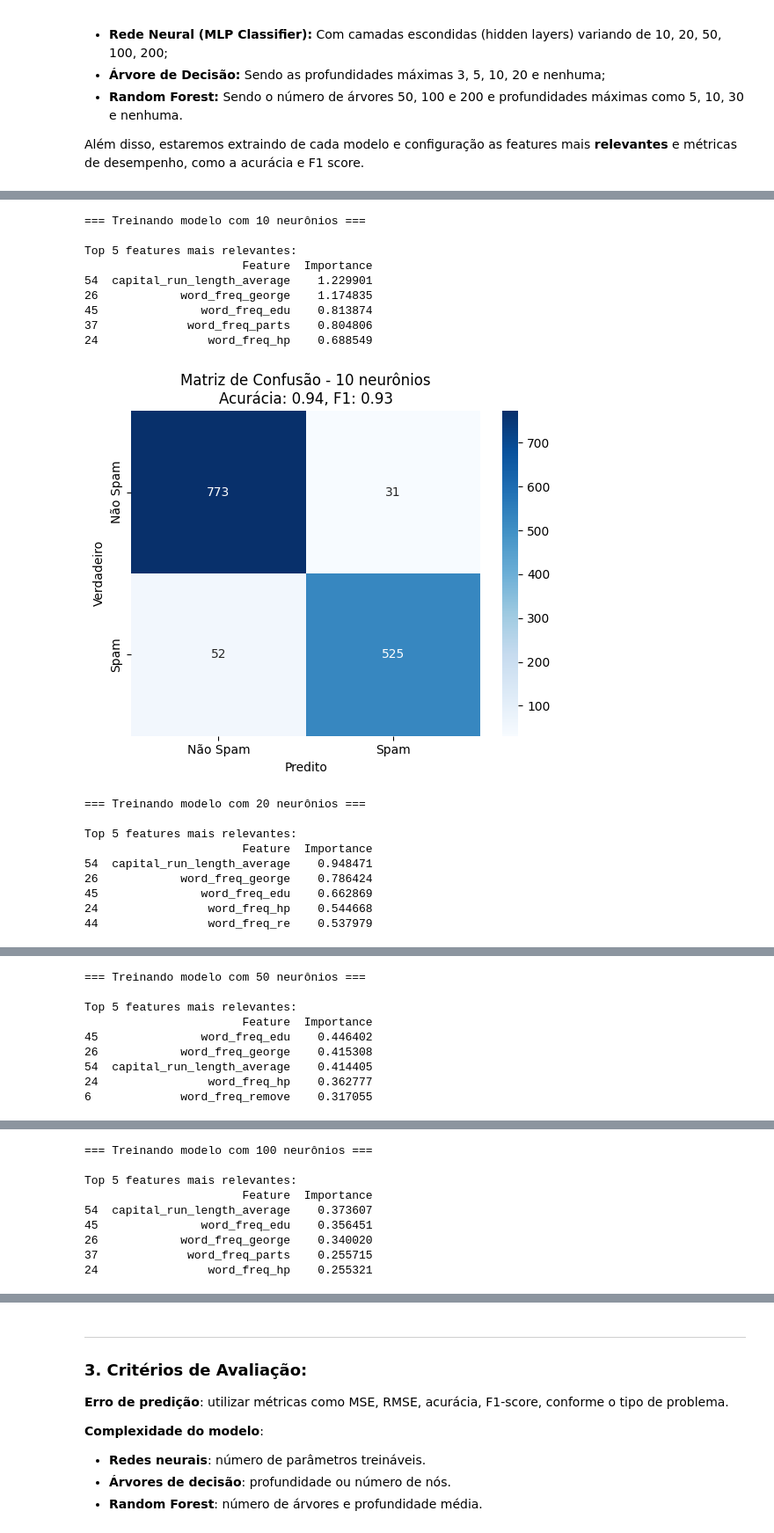
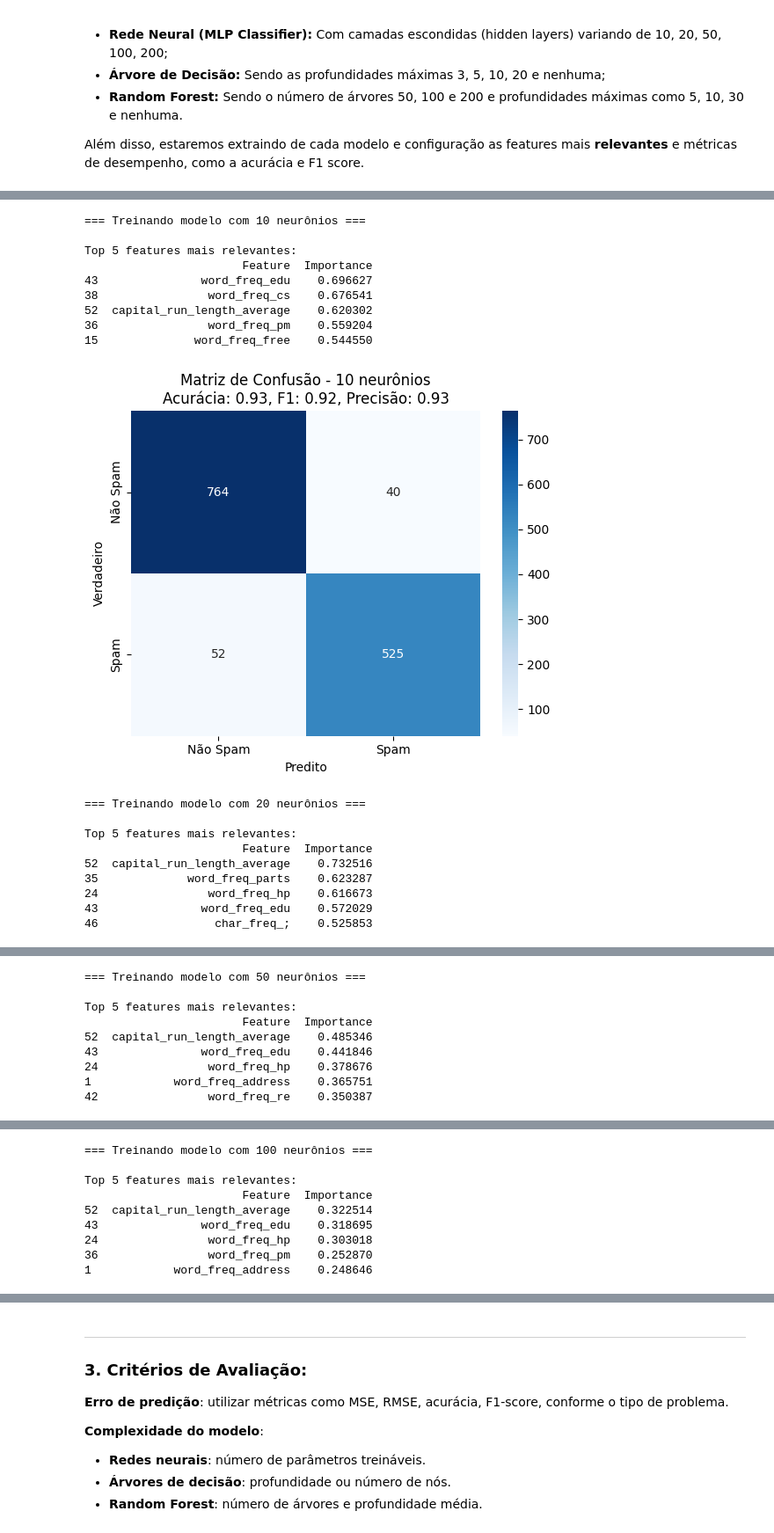
Before and after one commit to sakikout/Aprendizado-Multiobjetivo, a Jupyter notebook: spambase.ipynb, the cells around one changed output, grey strips where cells are left out. Shown at 88% size. Saved outputs shown, nothing was run; the diff lists cells and outputs as text; code cells hidden in the pictures.

Commit message:
Adding precision

```diff
--- a/spambase.ipynb
+++ b/spambase.ipynb
@@ -80,8 +80,7 @@ print("\nValores faltantes após o tratamento:")
 print(df.isnull().sum().sum())
 
 # Separar novamente X e y após o tratamento
-X = df.drop(columns=['word_freq_650', 'word_freq_george'])
-X = df.drop(columns=[y.columns])
+X = df.drop(columns=['word_freq_650', 'word_freq_george', 'Class'])
 y = df[y.columns]
 
 # Verificar consistência no tamanho
@@ -200,6 +203,7 @@ for n_estimators in n_estimators_list:
         y_pred = RFC.predict(X_test)
         acc = accuracy_score(y_test, y_pred)
         f1 = f1_score(y_test, y_pred)
+        precision = precision_score(y_test, y_pred)
 
         # Complexidade
         avg_depth = np.mean([tree.tree_.max_depth for tree in RFC.estimators_])
@@ -211,7 +215,8 @@ for n_estimators in n_estimators_list:
             'avg_depth': avg_depth,
             'n_params': n_params,
             'Accuracy': acc,
-            'F1_score': f1
+            'F1_score': f1,
+            'Precision': precision
         })
 
         # Guardando features relevantes
@@ -230,7 +235,7 @@ for n_estimators in n_estimators_list:
         sns.heatmap(cm, annot=True, fmt='d', cmap='Blues',
                 xticklabels=['Não Spam', 'Spam'],
                 yticklabels=['Não Spam', 'Spam'])
-        plt.title(f'Random Forest - n_estimators={n_estimators}, max_depth={max_depth}\nAcurácia: {acc:.2f}, F1: {f1:.2f}')
+        plt.title(f'Random Forest - n_estimators={n_estimators}, max_depth={max_depth}\nAcurácia: {acc:.2f}, F1: {f1:.2f}, Precisão: {precision:.2f}')
         plt.ylabel('Verdadeiro')
         plt.xlabel('Predito')
         plt.show()
@@ -302,6 +307,7 @@ for max_depth in max_depth_list:
     y_pred = DTC.predict(X_test)
     acc = accuracy_score(y_test, y_pred)
     f1 = f1_score(y_test, y_pred)
+    precision = precision_score(y_test, y_pred)
 
     # Complexidade
     n_nodes = DTC.tree_.node_count
@@ -312,7 +318,8 @@ for max_depth in max_depth_list:
         'actual_depth': depth,
         'n_nodes': n_nodes,
         'Accuracy': acc,
-        'F1_score': f1
+        'F1_score': f1,
+        'Precision': precision
 
     })
 
@@ -333,7 +340,7 @@ for max_depth in max_depth_list:
     sns.heatmap(cm, annot=True, fmt='d', cmap='Blues',
                 xticklabels=['Não Spam', 'Spam'],
                 yticklabels=['Não Spam', 'Spam'])
-    plt.title(f'Árvore de Decisão - Profundidade Max {max_depth}\nAcurácia: {acc:.2f}, F1: {f1:.2f}')
+    plt.title(f'Árvore de Decisão - Profundidade Max {max_depth}\nAcurácia: {acc:.2f}, F1: {f1:.2f}, Precisão: {precision:.2f}')
     plt.ylabel('Verdadeiro')
     plt.xlabel('Predito')
     plt.show()
@@ -407,6 +414,7 @@ for layer in hidden_layers:
     y_pred = model.predict(X_test_scaled)
     acc = accuracy_score(y_test, y_pred)
     f1 = f1_score(y_test, y_pred)
+    precision = precision_score(y_test, y_pred)
 
     # Complexidade
     n_params = count_mlp_params(model)
@@ -414,47 +422,48 @@ for layer in hidden_layers:
     results_nn.append({
         'hidden_layers': layer,
         'n_params': n_params,
         'Accuracy': acc,
-        'F1_score': f1
+        'F1_score': f1,
+        'Precision': precision
     })
 
     # Features relevantes
     weights = model.coefs_[0]
     feature_importance = np.mean(np.abs(weights), axis=1)
     importance_df = pd.DataFrame({
         'Feature': X_train.columns,  # Use seus nomes de features aqui
         'Importance': feature_importance
     }).sort_values('Importance', ascending=False)
 
     print("\nTop 5 features mais relevantes:")
     print(importance_df.head())
 
     # Plot da matriz de confusão (melhor para classificação)
     cm = confusion_matrix(y_test, y_pred)
     sns.heatmap(cm, annot=True, fmt='d', cmap='Blues',
                 xticklabels=['Não Spam', 'Spam'],
                 yticklabels=['Não Spam', 'Spam'])
-    plt.title(f'Matriz de Confusão - {layer} neurônios\nAcurácia: {acc:.2f}, F1: {f1:.2f}')
+    plt.title(f'Matriz de Confusão - {layer} neurônios\nAcurácia: {acc:.2f}, F1: {f1:.2f}, Precisão: {precision:.2f}')
     plt.ylabel('Verdadeiro')
     plt.xlabel('Predito')
     plt.show()
 # %% [output]
 === Treinando modelo com 10 neurônios ===
 
 Top 5 features mais relevantes:
                        Feature  Importance
-54  capital_run_length_average    1.229901
-26            word_freq_george    1.174835
-45               word_freq_edu    0.813874
-37             word_freq_parts    0.804806
-24                word_freq_hp    0.688549
+43               word_freq_edu    0.696627
+38                word_freq_cs    0.676541
+52  capital_run_length_average    0.620302
+36                word_freq_pm    0.559204
+15              word_freq_free    0.544550
-[figure, old version]
+[figure, new version]
 === Treinando modelo com 20 neurônios ===
 
 Top 5 features mais relevantes:
                        Feature  Importance
-54  capital_run_length_average    0.948471
-26            word_freq_george    0.786424
-45               word_freq_edu    0.662869
-24                word_freq_hp    0.544668
-44                word_freq_re    0.537979
+52  capital_run_length_average    0.732516
+35             word_freq_parts    0.623287
+24                word_freq_hp    0.616673
+43               word_freq_edu    0.572029
+46                 char_freq_;    0.525853
@@ -463,8 +472,8 @@ Top 5 features mais relevantes:
 
 Top 5 features mais relevantes:
                        Feature  Importance
-45               word_freq_edu    0.446402
-26            word_freq_george    0.415308
-54  capital_run_length_average    0.414405
-24                word_freq_hp    0.362777
-6             word_freq_remove    0.317055
+52  capital_run_length_average    0.485346
+43               word_freq_edu    0.441846
+24                word_freq_hp    0.378676
+1            word_freq_address    0.365751
+42                word_freq_re    0.350387
@@ -473,8 +482,8 @@ Top 5 features mais relevantes:
 
 Top 5 features mais relevantes:
                        Feature  Importance
-54  capital_run_length_average    0.373607
-45               word_freq_edu    0.356451
-26            word_freq_george    0.340020
-37             word_freq_parts    0.255715
-24                word_freq_hp    0.255321
+52  capital_run_length_average    0.322514
+43               word_freq_edu    0.318695
+24                word_freq_hp    0.303018
+36                word_freq_pm    0.252870
+1            word_freq_address    0.248646
```
Also changed, not shown: parts of 11 cells of this notebook.
